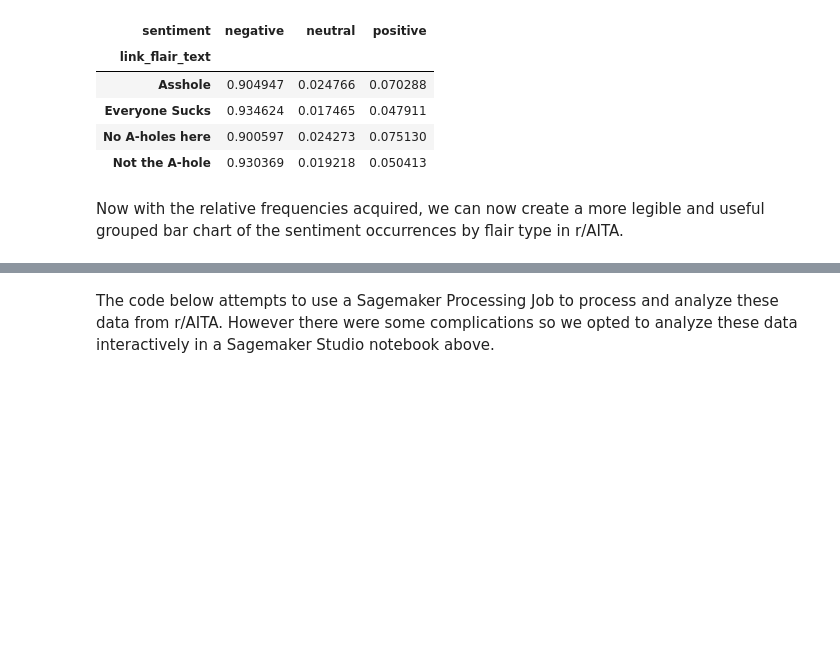
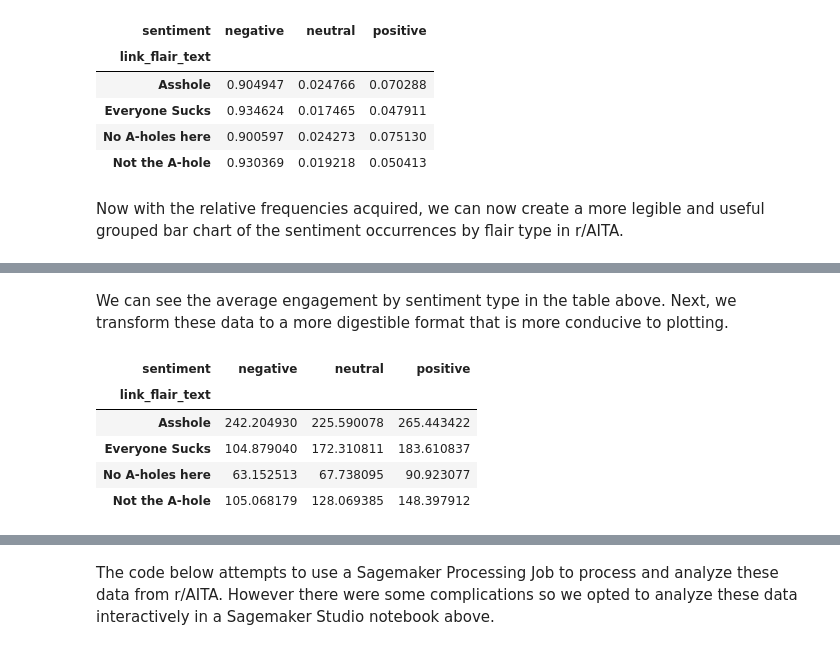
Before and after one commit to gu-dsan6000/fall-2023-reddit-project-team-17, a Jupyter notebook: code/project-nlp/flairs-nlp.ipynb, the cells around one changed output, grey strips where cells are left out. Saved outputs shown, nothing was run; the diff lists cells and outputs as text; code cells hidden in the pictures; blank space fills up the shorter version.

```diff
--- a/code/project-nlp/flairs-nlp.ipynb
+++ b/code/project-nlp/flairs-nlp.ipynb
@@ -282,0 +320,13 @@ As we can see above, the pretrained sentiment model identified the overwhelming
+# %% [markdown]
+We can see the average engagement by sentiment type in the table above. Next, we transform these data to a more digestible format that is more conducive to plotting.
+# %%
+df_pivot = df_engage.pivot(index = "link_flair_text", columns = "sentiment", values = "avg_num_comments")
+df_pivot.to_parquet("../../data/nlp-data/aita_sentiments_engagements.parquet")
+df_pivot
+# %% [output]
+| sentiment | negative | neutral | positive |
+| link_flair_text |  |  |  |
+| Asshole | 242.204930 | 225.590078 | 265.443422 |
+| Everyone Sucks | 104.879040 | 172.310811 | 183.610837 |
+| No A-holes here | 63.152513 | 67.738095 | 90.923077 |
+| Not the A-hole | 105.068179 | 128.069385 | 148.397912 |
```
Also changed, not shown: parts of 6 cells of this notebook, 3 other files.
